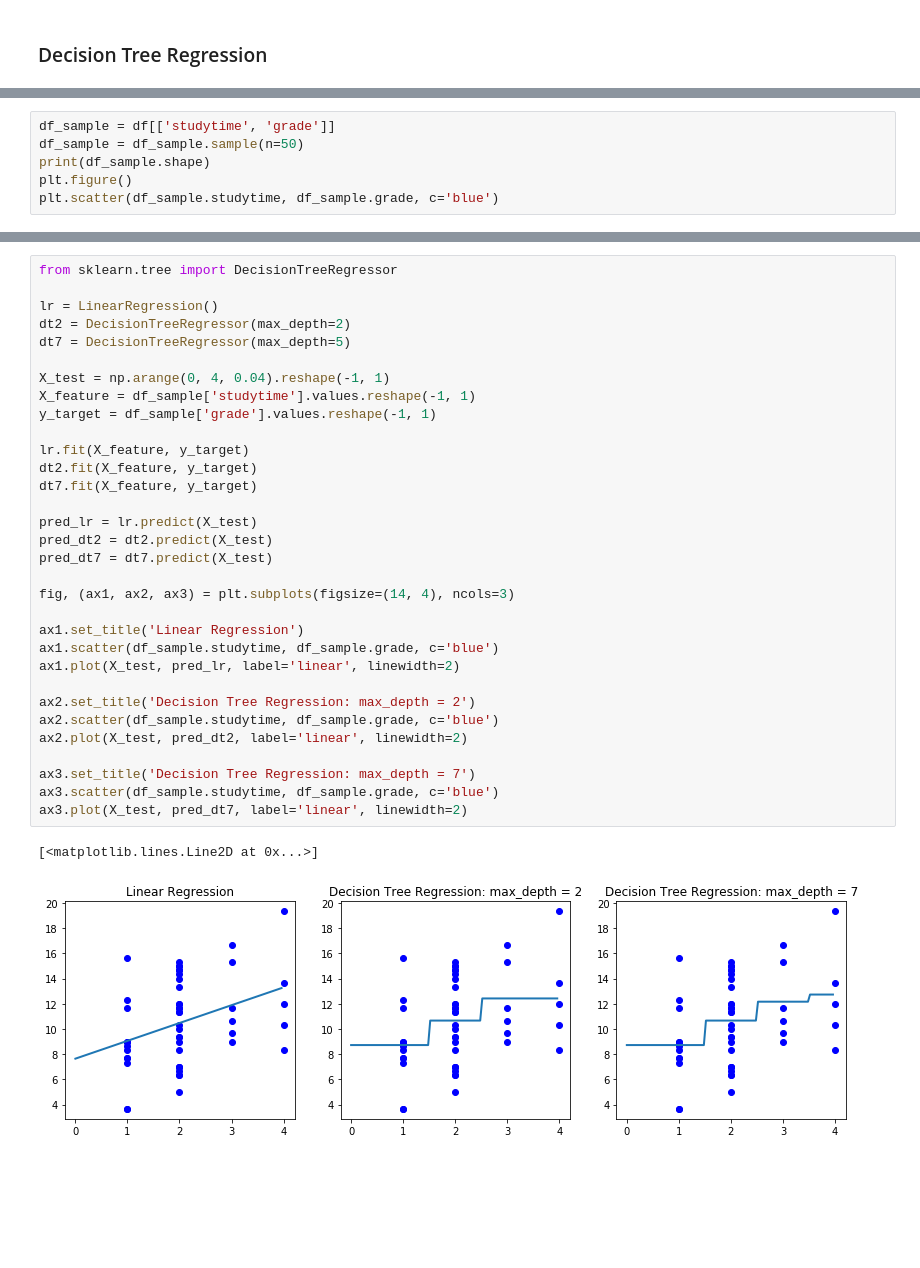
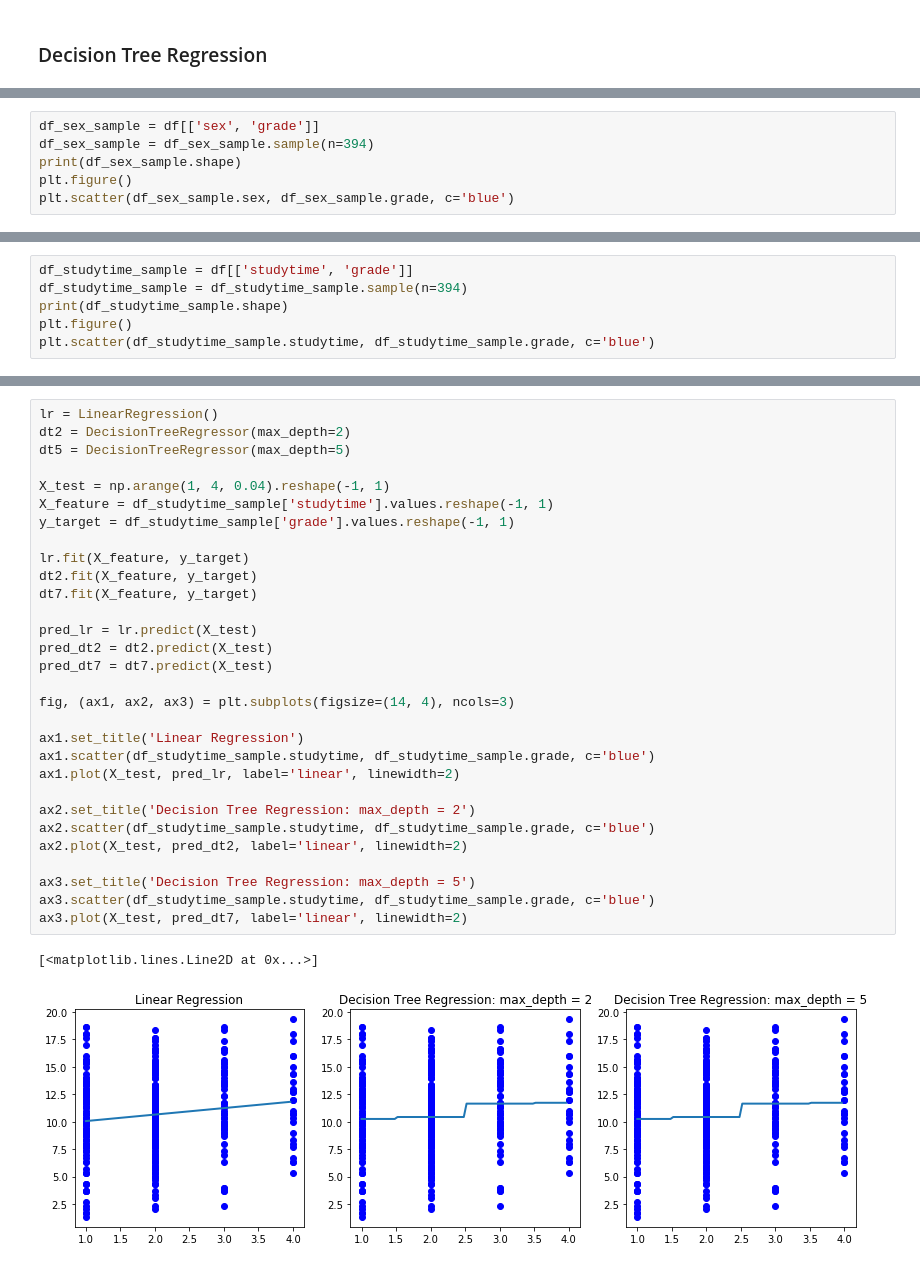
Before and after one commit to kangmincho1/Side-Projects, a Jupyter notebook: regression.ipynb, the cells around one changed output, grey strips where cells are left out. Cells and saved outputs as stored; diff of their text form; blank space fills up the shorter version.

```diff
--- a/regression.ipynb
+++ b/regression.ipynb
@@ -350,0 +337,6 @@ alpha 3) RMSE: 3.6974342010326366, MAE: 1.7290218895915168
+# %%
+df_sex_sample = df[['sex', 'grade']]
+df_sex_sample = df_sex_sample.sample(n=394)
+print(df_sex_sample.shape)
+plt.figure()
+plt.scatter(df_sex_sample.sex, df_sex_sample.grade, c='blue')
@@ -351,7 +382,7 @@ alpha 3) RMSE: 3.6974342010326366, MAE: 1.7290218895915168
 # %%
-df_sample = df[['studytime', 'grade']]
-df_sample = df_sample.sample(n=50)
-print(df_sample.shape)
+df_studytime_sample = df[['studytime', 'grade']]
+df_studytime_sample = df_studytime_sample.sample(n=394)
+print(df_studytime_sample.shape)
 plt.figure()
-plt.scatter(df_sample.studytime, df_sample.grade, c='blue')
+plt.scatter(df_studytime_sample.studytime, df_studytime_sample.grade, c='blue')
 # %% [output]
@@ -361,35 +392,33 @@ plt.scatter(df_sample.studytime, df_sample.grade, c='blue')
 # %%
-from sklearn.tree import DecisionTreeRegressor
-
 lr = LinearRegression()
 dt2 = DecisionTreeRegressor(max_depth=2)
-dt7 = DecisionTreeRegressor(max_depth=5)
+dt5 = DecisionTreeRegressor(max_depth=5)
 
-X_test = np.arange(0, 4, 0.04).reshape(-1, 1)
-X_feature = df_sample['studytime'].values.reshape(-1, 1)
-y_target = df_sample['grade'].values.reshape(-1, 1)
+X_test = np.arange(1, 4, 0.04).reshape(-1, 1)
+X_feature = df_studytime_sample['studytime'].values.reshape(-1, 1)
+y_target = df_studytime_sample['grade'].values.reshape(-1, 1)
 
 lr.fit(X_feature, y_target)
 dt2.fit(X_feature, y_target)
 dt7.fit(X_feature, y_target)
 
 pred_lr = lr.predict(X_test)
 pred_dt2 = dt2.predict(X_test)
 pred_dt7 = dt7.predict(X_test)
 
 fig, (ax1, ax2, ax3) = plt.subplots(figsize=(14, 4), ncols=3)
 
 ax1.set_title('Linear Regression')
-ax1.scatter(df_sample.studytime, df_sample.grade, c='blue')
+ax1.scatter(df_studytime_sample.studytime, df_studytime_sample.grade, c='blue')
 ax1.plot(X_test, pred_lr, label='linear', linewidth=2)
 
 ax2.set_title('Decision Tree Regression: max_depth = 2')
-ax2.scatter(df_sample.studytime, df_sample.grade, c='blue')
+ax2.scatter(df_studytime_sample.studytime, df_studytime_sample.grade, c='blue')
 ax2.plot(X_test, pred_dt2, label='linear', linewidth=2)
 
-ax3.set_title('Decision Tree Regression: max_depth = 7')
-ax3.scatter(df_sample.studytime, df_sample.grade, c='blue')
+ax3.set_title('Decision Tree Regression: max_depth = 5')
+ax3.scatter(df_studytime_sample.studytime, df_studytime_sample.grade, c='blue')
 ax3.plot(X_test, pred_dt7, label='linear', linewidth=2)
 # %% [output]
 [<matplotlib.lines.Line2D at 0x...>]
-[figure, old version]
+[figure, new version]
```
Also changed, not shown: parts of 33 cells of this notebook.
